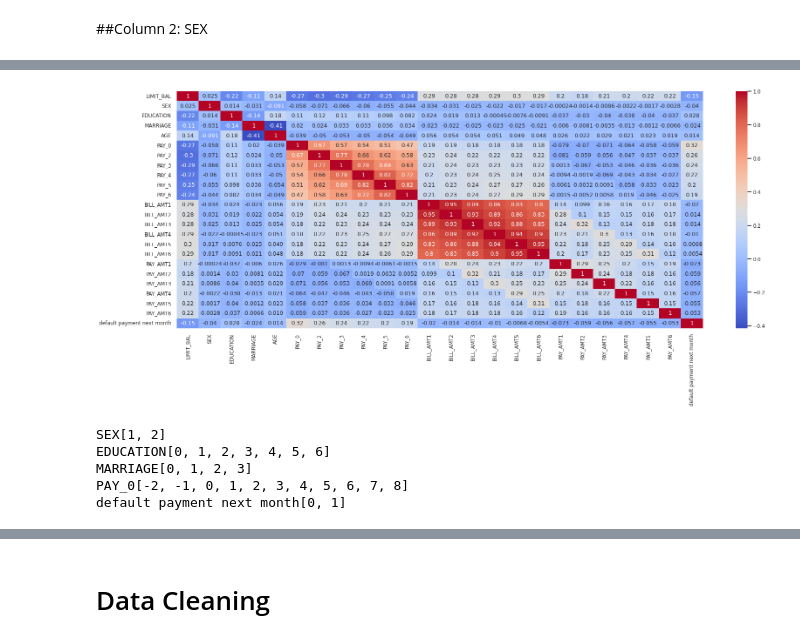
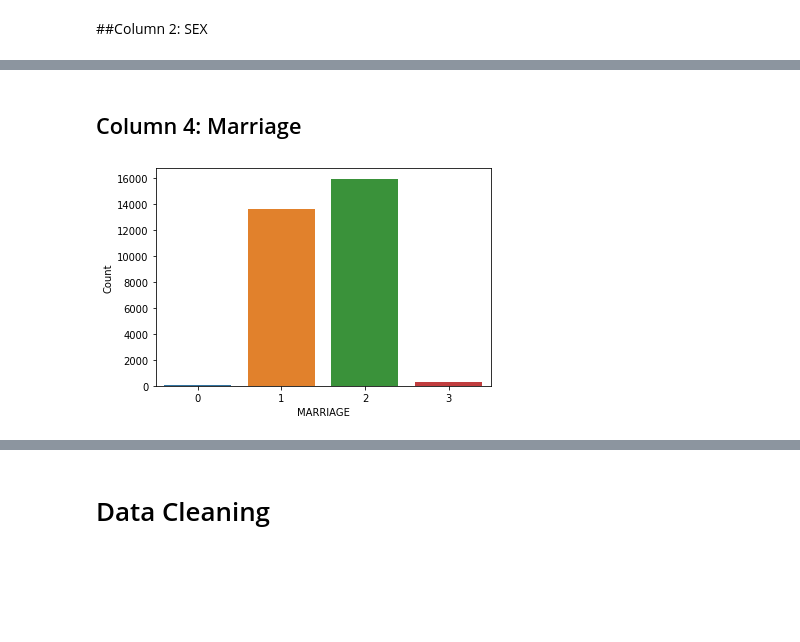
Before and after one commit to pranay2310/Credit-Card-Default-Prediction, a Jupyter notebook: Credit_Card_Default_Prediction_Capstone_Project.ipynb, the cells around one changed output, grey strips where cells are left out. Drawn from its saved outputs; the diff is of its cells as text; code cells hidden in the pictures; blank space fills up the shorter version.

```diff
--- a/Credit_Card_Default_Prediction_Capstone_Project.ipynb
+++ b/Credit_Card_Default_Prediction_Capstone_Project.ipynb
@@ -159,20 +178,9 @@ plt.show()
-# %%
-sns.set(rc={'figure.figsize':(27,10)})
-sns.set_context("talk", font_scale=0.7)
-
-sns.heatmap(df.iloc[:,1:].corr(), cmap='coolwarm', annot=True);
-# %% [output]
-[figure, removed]
-# %%
-#Check unique value of each categorical variable
-print('SEX' + str(sorted(df['SEX'].unique())))
-print('EDUCATION' + str(sorted(df['EDUCATION'].unique())))
-print('MARRIAGE' + str(sorted(df['MARRIAGE'].unique())))
-print('PAY_0' + str(sorted(df['PAY_0'].unique())))
-print('default payment next month' + str(sorted(df['default payment next month'].unique())))
-# %% [output]
-SEX[1, 2]
-EDUCATION[0, 1, 2, 3, 4, 5, 6]
-MARRIAGE[0, 1, 2, 3]
-PAY_0[-2, -1, 0, 1, 2, 3, 4, 5, 6, 7, 8]
-default payment next month[0, 1]
+# %% [markdown]
+## Column 4: Marriage
+# %%
+sns.countplot(df.MARRIAGE)
+plt.xlabel('MARRIAGE')
+plt.ylabel('Count')
+plt.show()
+# %% [output]
+[figure, added]
```
Also changed, not shown: parts of 47 cells of this notebook.
